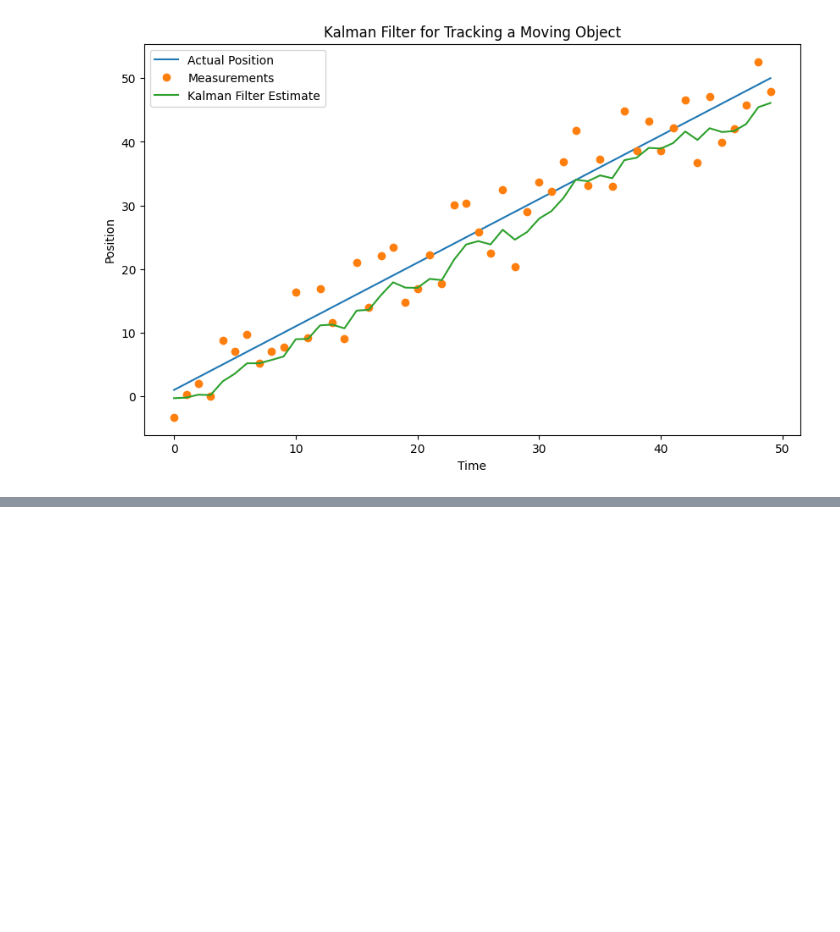
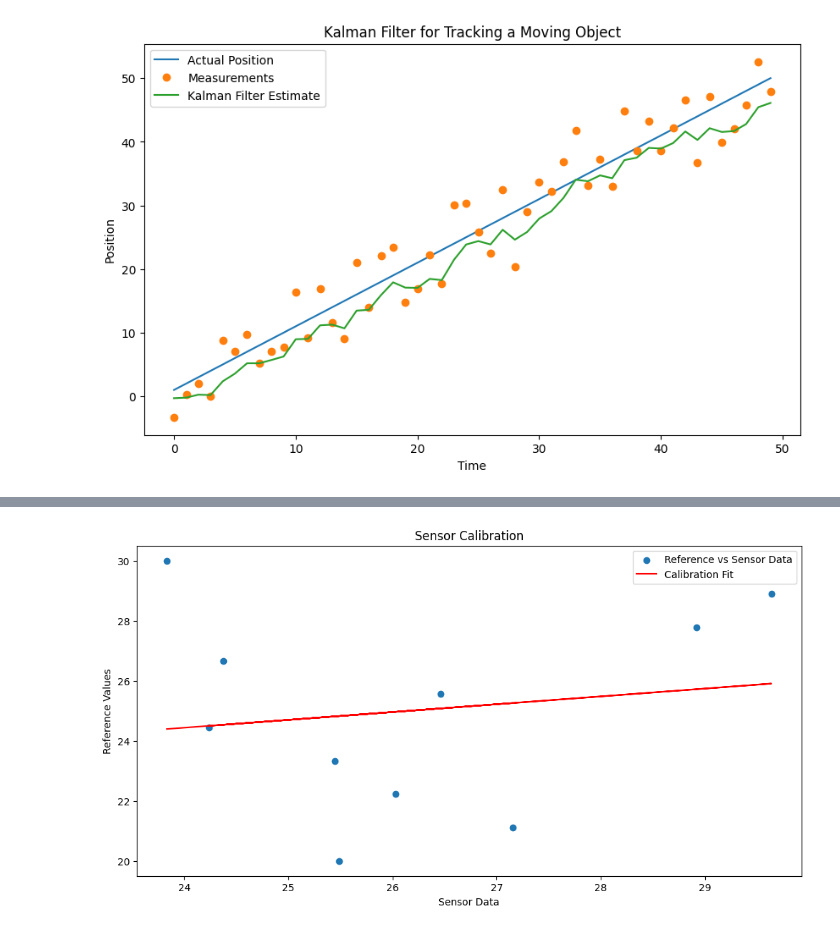
Before and after one commit to FaridSoroush/Image_and_Signal_Processing, a Jupyter notebook: signal_processing.ipynb, the cells around one changed output, grey strips where cells are left out. Cells and saved outputs as stored; diff of their text form; code cells hidden in the pictures; blank space fills up the shorter version.

```diff
--- a/signal_processing.ipynb
+++ b/signal_processing.ipynb
@@ -102,0 +172,24 @@ plt.show()
+# %%
+import numpy as np
+import matplotlib.pyplot as plt
+
+# Simulate sensor data and reference values
+np.random.seed(0)
+sensor_data = np.random.uniform(20, 30, 10)  # Simulated sensor measurements
+reference_values = np.linspace(20, 30, 10)  # Known reference values
+
+# Calibration using a linear fit
+coefficients = np.polyfit(sensor_data, reference_values, 1)
+calibrated_sensor_data = np.polyval(coefficients, sensor_data)
+
+# Plotting
+plt.figure(figsize=(12, 6))
+plt.scatter(sensor_data, reference_values, label='Reference vs Sensor Data')
+plt.plot(sensor_data, calibrated_sensor_data, color='red', label='Calibration Fit')
+plt.xlabel('Sensor Data')
+plt.ylabel('Reference Values')
+plt.title('Sensor Calibration')
+plt.legend()
+plt.show()
+# %% [output]
+[figure, added]
```
Also changed, not shown: parts of 3 cells of this notebook.
